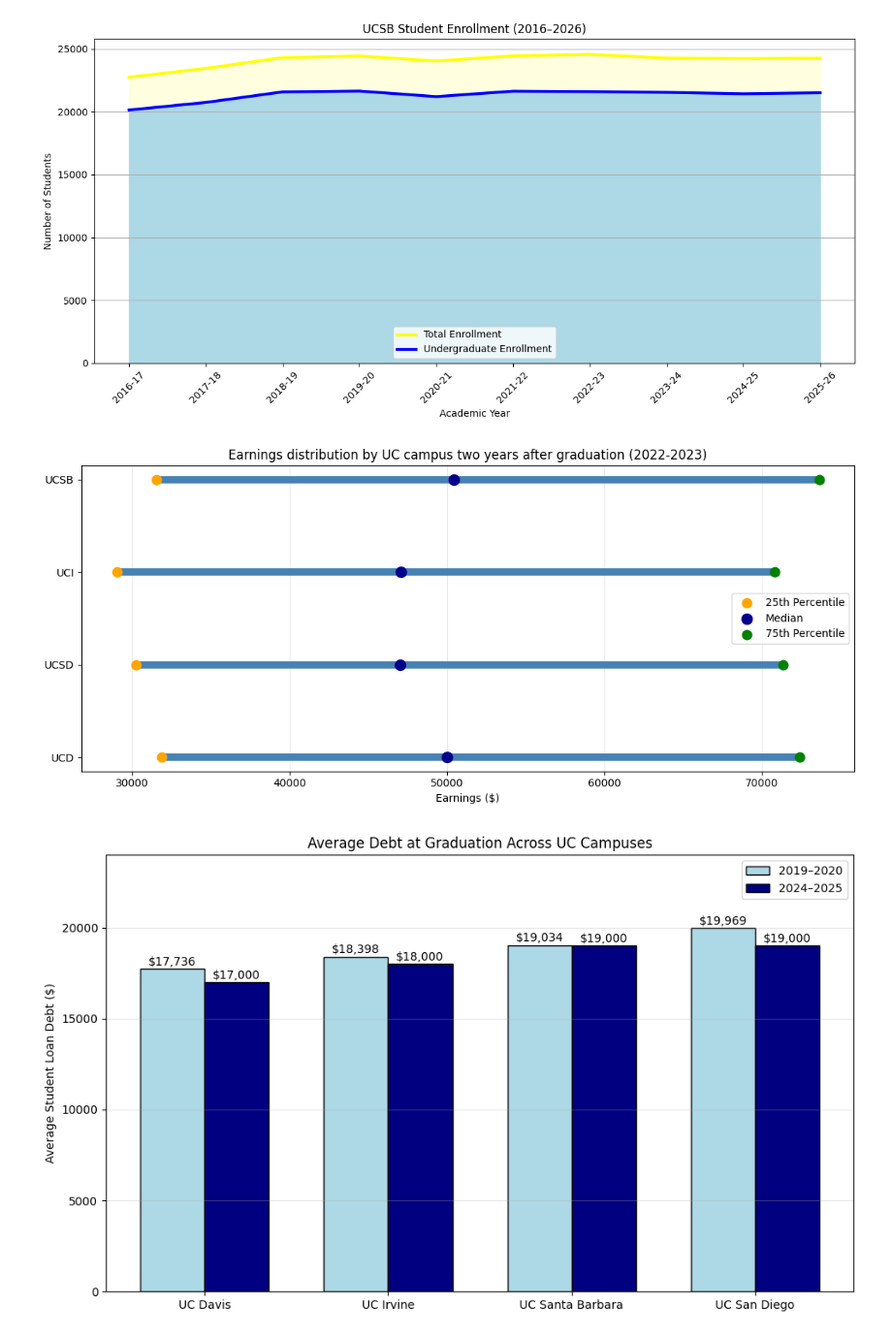
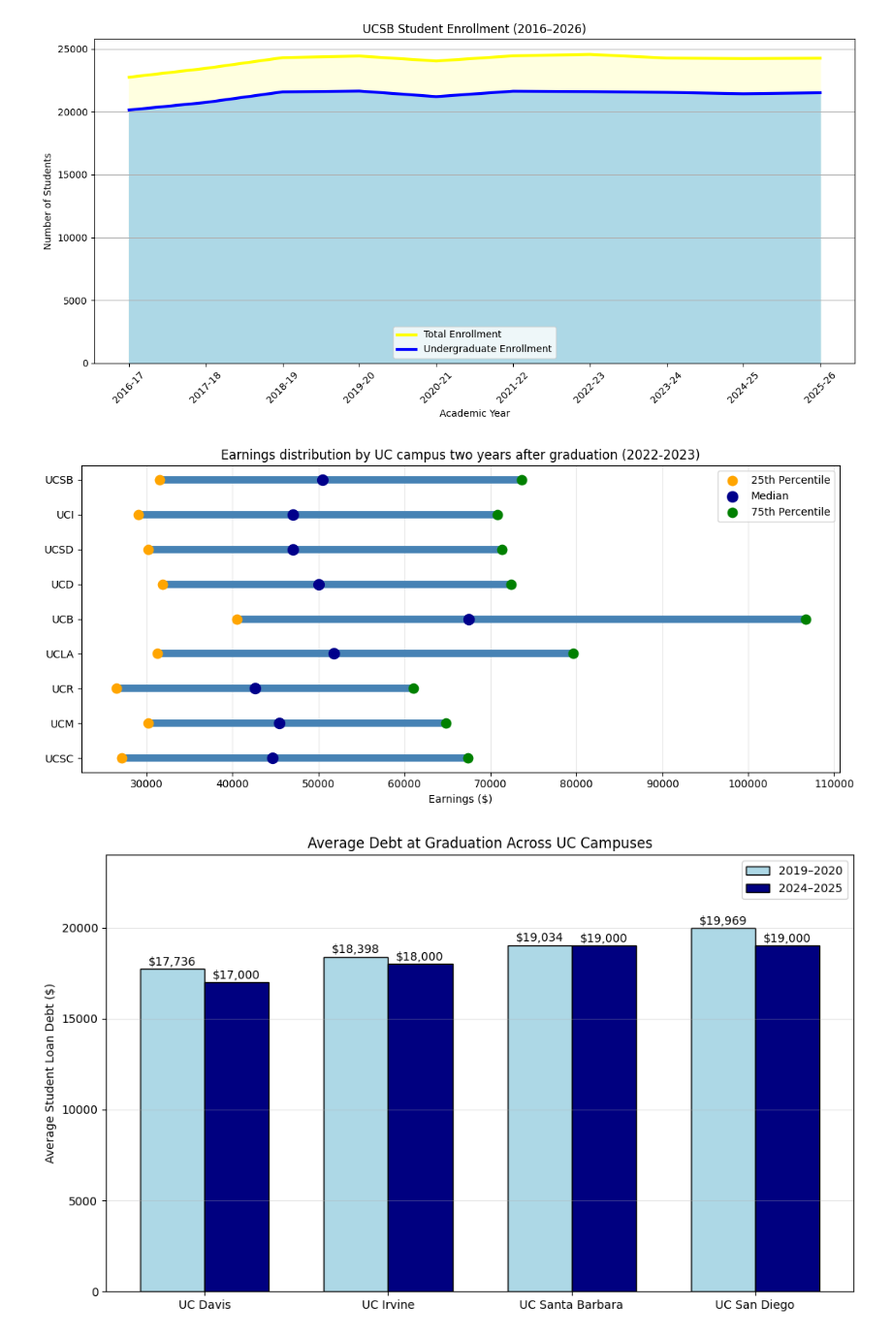
Before and after one commit to KarlaRH12/school_ranking_analysis, a Jupyter notebook: analysis_rankings.ipynb, the cells around one changed output. Shown at 97% size. Saved outputs shown, nothing was run; the diff lists cells and outputs as text; code cells hidden in the pictures.

```diff
--- a/analysis_rankings.ipynb
+++ b/analysis_rankings.ipynb
@@ -351,37 +350,41 @@ UCSB = [31550, 50426, 73650]
 UCI = [29024, 47074, 70842]
 UCSD = [30227, 47048, 71381]
 UCD = [31893, 49997, 72425]
-
-schools = ["UCSB", "UCI", "UCSD", "UCD"]
-data = [UCSB, UCI, UCSD, UCD]
+UCB = [40488, 67434, 106659]
+UCLA = [31223, 51754, 79645]
+UCR = [26461, 42596, 61064]
+UCM = [30240, 45484, 64816]
+UCSC = [27125, 44636, 67372]
+schools = ["UCSB", "UCI", "UCSD", "UCD", "UCB", "UCLA", "UCR", "UCM", "UCSC"]
+data = [UCSB, UCI, UCSD, UCD, UCB, UCLA, UCR, UCM, UCSC]
 
 p25 = [x[0] for x in data]
 median = [x[1] for x in data]
 p75 = [x[2] for x in data]
 
 y = np.arange(len(schools))
 plt.figure(figsize=(11, 5))
 for i in range(len(schools)):
     plt.plot([p25[i], p75[i]], [y[i], y[i]],
              color="steelblue", linewidth=7,
              solid_capstyle="round")
 
 plt.scatter(p25, y, color="orange", s=80,
             label="25th Percentile", zorder=3)
 plt.scatter(median, y, color="darkblue", s=100,
             label="Median", zorder=3)
 plt.scatter(p75, y, color="green", s=80,
             label="75th Percentile", zorder=3)
 plt.yticks(y, schools)
 plt.gca().invert_yaxis()
 plt.xlabel("Earnings ($)")
 plt.title("Earnings distribution by UC campus two years after graduation (2022-2023)")
 plt.legend()
 plt.grid(axis="x", alpha=0.3)
 plt.tight_layout()
 plt.show()
 # %% [output]
-[figure, old version]
+[figure, new version]
 # %%
 # https://accountability.universityofcalifornia.edu/2023/chapters/chapter-2.html
 # https://accountability.universityofcalifornia.edu/2024/chapters/chapter-2.html
```
Also changed, not shown: parts of 1 cell of this notebook.
